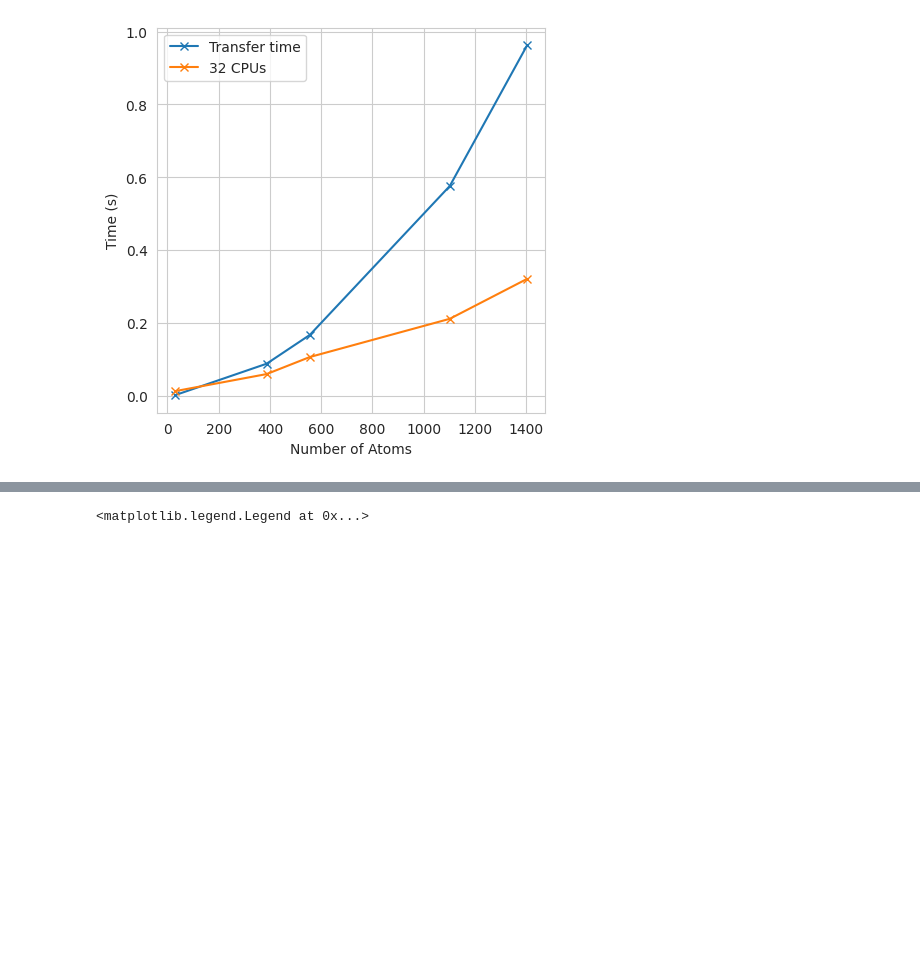
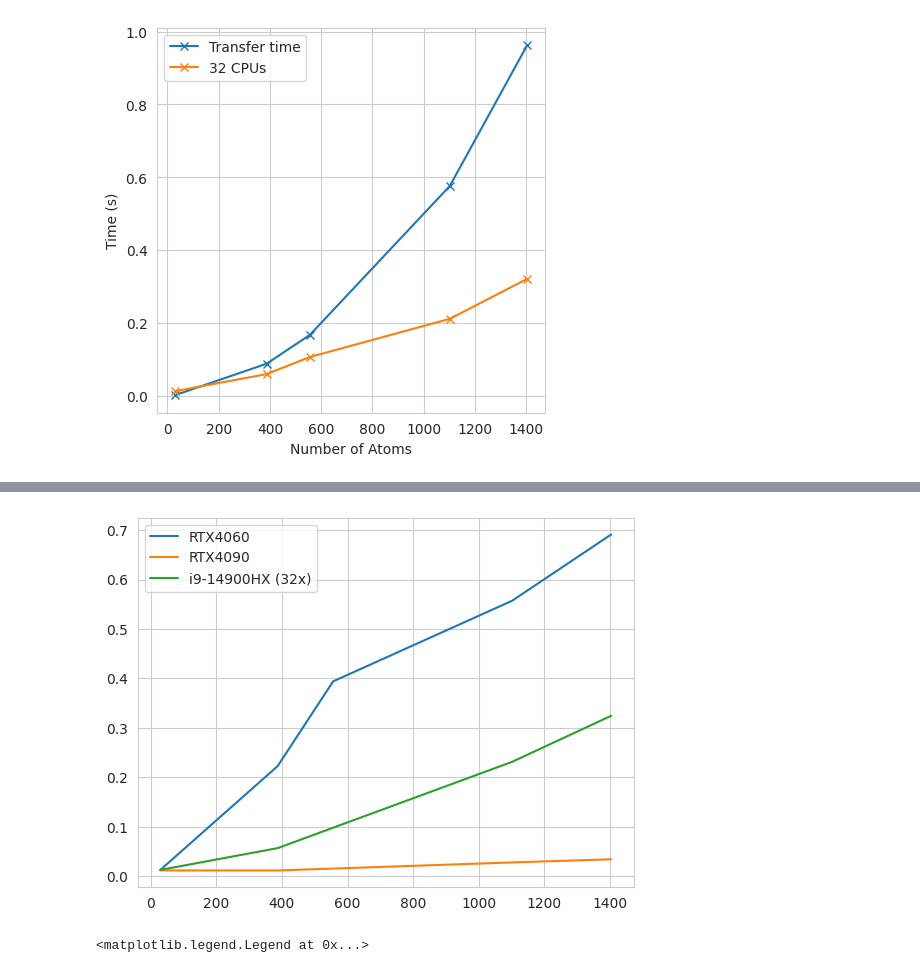
Before and after one commit to tornikeo/tblite, a Jupyter notebook: notes/make_figures.ipynb, the cells around one changed output, grey strips where cells are left out. Drawn from its saved outputs; the diff is of its cells as text; code cells hidden in the pictures; blank space fills up the shorter version.

```diff
--- a/notes/make_figures.ipynb
+++ b/notes/make_figures.ipynb
@@ -145,3 +147,33 @@ make_process_on_cpu_vs_copy_to_gpu(df)
+# %%
+all_data = []
+df = pd.read_csv(f'notes/data/i9-14900HX/32allcpu.csv')
+df['processor'] = 'i9-14900HX (32x)'
+df['time'] = df['cpu_time']
+all_data.append(df)
+
+df = pd.read_csv(f'notes/data/RTX4060/gpu.csv')
+df['processor'] = 'RTX4060'
+df['time'] = df['gpu_time']
+all_data.append(df)
+
+df = pd.read_csv(f'notes/data/RTX4090/gpu.csv')
+df['processor'] = 'RTX4090'
+df['time'] = df['gpu_time']
+all_data.append(df)
+df = pd.concat(all_data, ignore_index=True)
+
+def abs_perf_plot(df):
+  mask = ~df['structure'].str.contains('alkan')
+  df = df[mask]
+  for i, g in df.groupby('processor'):
+    x = g['nat'].values
+    y = g['time'].values / 1000
+    plt.plot(x, y, label=str(i))
+  plt.legend()
+abs_perf_plot(df)
+# plt.plot(x =)
+# %% [output]
+[figure, added]
 # %%
 # First plot, plot 1/cpu_time and 1/gpu_time, over increasing number of atoms `nat` (x-axis).
 # Lines: gray to black CPU, 1, 2, ... 32
```
Also changed, not shown: parts of 5 cells of this notebook, 3 other files.
